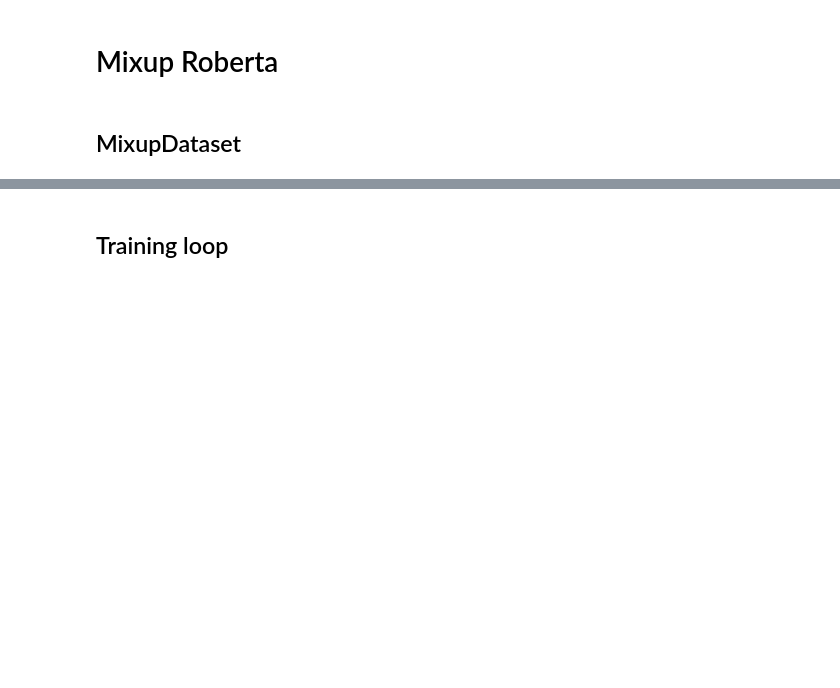
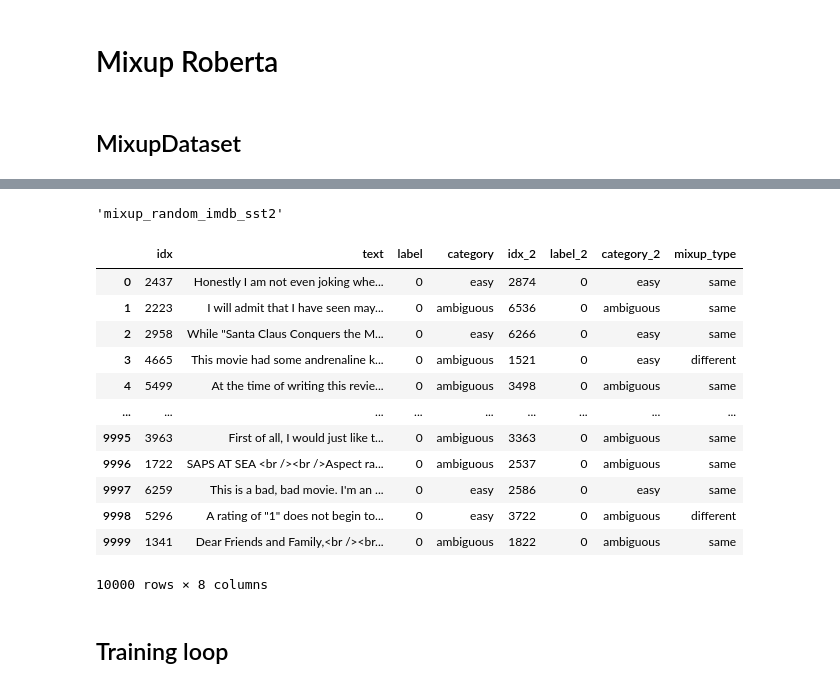
Before and after one commit to Raghav1606/Training-Dyamics-and-Entropy-Aware-Mixup-for-Robust-Text-Classification, a Jupyter notebook: notebooks/mixup_training.ipynb, the cells around one changed output, grey strips where cells are left out. Cells and saved outputs as stored; diff of their text form; code cells hidden in the pictures; blank space fills up the shorter version.

Commit message:
adding initial mixup code

```diff
--- a/notebooks/mixup_training.ipynb
+++ b/notebooks/mixup_training.ipynb
@@ -433,8 +464,17 @@ class RobertaMixerForSequenceClassification(RobertaPreTrainedModel):
 # %%
-def get_mixup_data(data):
+def prepare_dataset(data, mixup=False, sampling_type='random'):
 
     # Remove none and hard examples
-    data = data[(data['category'] != 'none') & (data['category'] != 'hard')].reset_index(drop=True)
+    data = data[(data['category'] != 'none') & (data['category'] != 'hard')].reset_index(drop=True)[:5000]
+
+    if not mixup:
+        if sampling_type == 'sequential':
+            sorting_dict = {
+                'easy': 0,
+                'ambiguous': 1
+            }
+            data = data.iloc[data.category.map(sorting_dict).argsort()].reset_index(drop=True)
+        return data
 
     # Same class mixup
     data_easy = data[data['category'] == 'easy'].reset_index(drop=True)
@@ -467,10 +507,21 @@ def get_mixup_data(data):
     different_data = pd.concat([data_easy, data_ambiguous]).sample(frac=1).reset_index(drop=True)
     different_data['mixup_type'] = 'different'
 
-    # Non-mixup data
-    data['idx_2'] = None
-    data['label_2'] = None
-    data['category_2'] = None
-    data['mixup_type'] = 'non_mixup'
+    data = pd.concat([same_data, different_data]).sample(frac=1).reset_index(drop=True)
 
-    return pd.concat([data, same_data, different_data]).sample(frac=1).reset_index(drop=True)
+    if sampling_type == 'sequential':
+        sorting_dict = {
+            'non_mixup_easy': 0,
+            'non_mixup_ambiguous': 1,
+            'same_easy': 2,
+            'different_easy': 3,
+            'same_ambiguous': 4,
+            'different_ambiguous': 5
+        }
+        data['data_type'] = data['mixup_type'] + '_' + data['category']
+        data = data.iloc[data.data_type.map(sorting_dict).argsort()].reset_index(drop=True)
+    return data
+# %%
+df = pd.read_csv('/projects/ogma3/atharvak/Data_Cartography/datasets/imdb/imdb_categorized.csv')
+normal_dataset = prepare_dataset(df, mixup=False, sampling_type='sequential')
+normal_dataset
@@ -477,3 +542,27 @@ def get_mixup_data(data):
+# %%
+model_path = '../model_checkpoints/roberta_ckpts_mixup_random_imdb'
+dataset_name = 'sst2'
+FNAME = f"{str(model_path.split('/')[-1]).replace('roberta_ckpts_', '')}_{dataset_name}"
+FNAME
+# %% [output]
+'mixup_random_imdb_sst2'
+# %%
+mixup_dataset = prepare_dataset(df, mixup=True, sampling_type='random')
+mixup_dataset
+# %% [output]
+|  | idx | text | label | category | idx_2 | label_2 | category_2 | mixup_type |
+| 0 | 2437 | Honestly I am not even joking whe... | 0 | easy | 2874 | 0 | easy | same |
+| 1 | 2223 | I will admit that I have seen may... | 0 | ambiguous | 6536 | 0 | ambiguous | same |
+| 2 | 2958 | While "Santa Claus Conquers the M... | 0 | easy | 6266 | 0 | easy | same |
+| 3 | 4665 | This movie had some andrenaline k... | 0 | ambiguous | 1521 | 0 | easy | different |
+| 4 | 5499 | At the time of writing this revie... | 0 | ambiguous | 3498 | 0 | ambiguous | same |
+| ... | ... | ... | ... | ... | ... | ... | ... | ... |
+| 9995 | 3963 | First of all, I would just like t... | 0 | ambiguous | 3363 | 0 | ambiguous | same |
+| 9996 | 1722 | SAPS AT SEA <br /><br />Aspect ra... | 0 | ambiguous | 2537 | 0 | ambiguous | same |
+| 9997 | 6259 | This is a bad, bad movie. I'm an ... | 0 | easy | 2586 | 0 | easy | same |
+| 9998 | 5296 | A rating of "1" does not begin to... | 0 | easy | 3722 | 0 | ambiguous | different |
+| 9999 | 1341 | Dear Friends and Family,<br /><br... | 0 | ambiguous | 1822 | 0 | ambiguous | same |
+10000 rows × 8 columns
 # %%
 class MixupDataset(Dataset):
 
```
Also changed, not shown: parts of 21 cells of this notebook, 6 other files.
